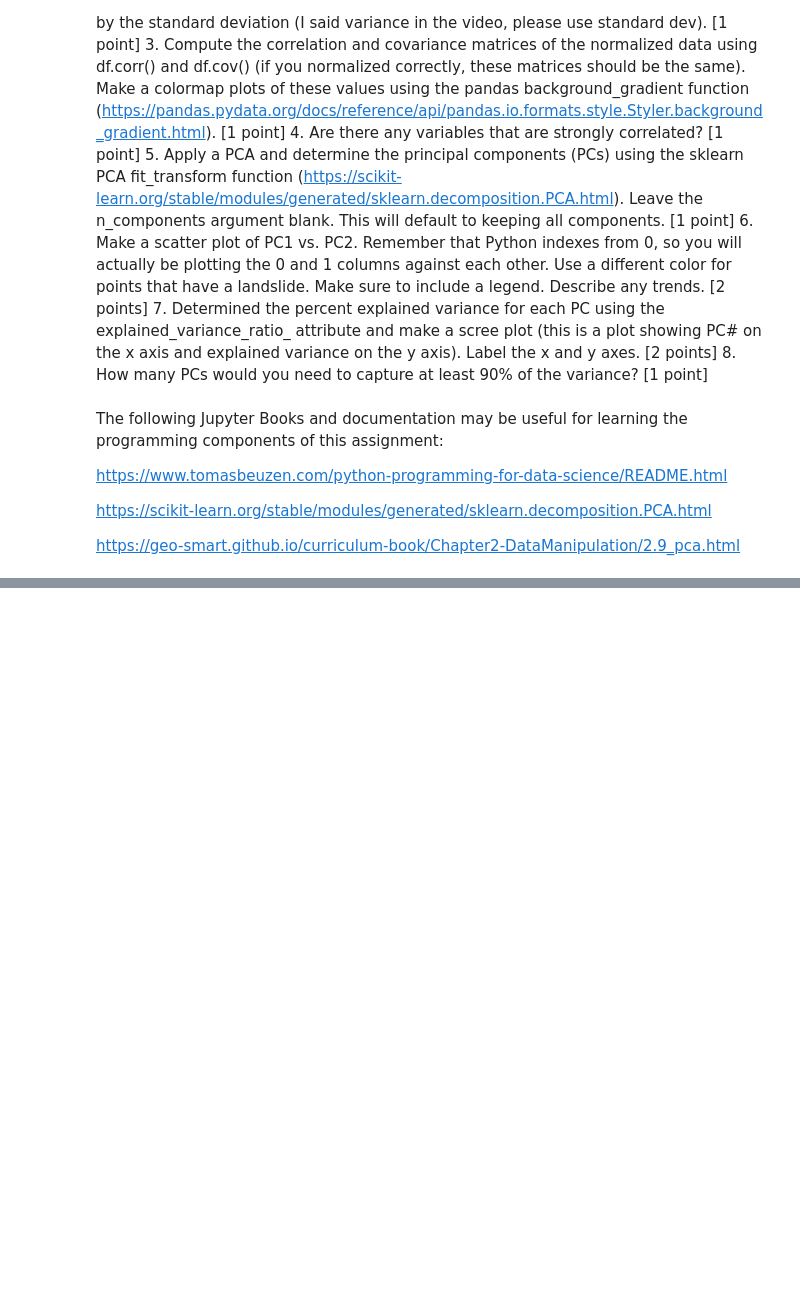
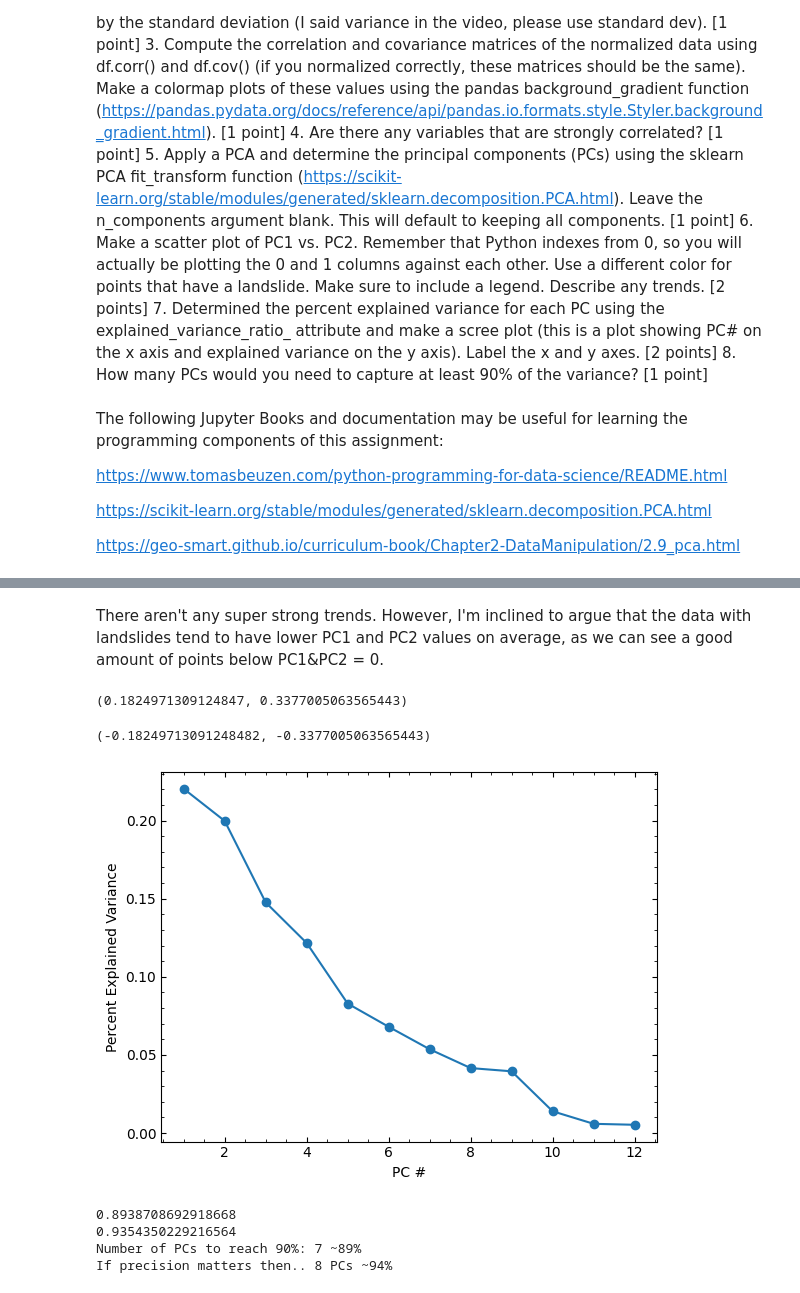
Before and after one commit to lmariemorales/GLY6932, a Jupyter notebook: LM_HW2_Landslide_PCA.ipynb, the cells around one changed output, grey strips where cells are left out. Cells and saved outputs as stored; diff of their text form; code cells hidden in the pictures; blank space fills up the shorter version.

```diff
--- a/LM_HW2_Landslide_PCA.ipynb
+++ b/LM_HW2_Landslide_PCA.ipynb
@@ -38,0 +47,3 @@ from sklearn.decomposition import PCA
+# %%
+url = 'https://raw.githubusercontent.com/GatorGlaciology/Intro-to-ML-course/main/Complete-data.csv'
+df = pd.read_csv(url)
@@ -38,0 +158,30 @@ from sklearn.decomposition import PCA
+# %% [markdown]
+There aren't any super strong trends. However, I'm inclined to argue that the data with landslides tend to have lower PC1 and PC2 values on average, as we can see a good amount of points below PC1&PC2 = 0.
+# %%
+#curiosity check
+PCs[:,0][w].mean(),PCs[:,1][w].mean()
+# %% [output]
+(0.1824971309124847, 0.3377005063565443)
+# %%
+PCs[:,0][u].mean(),PCs[:,1][u].mean() #This is interesting. Suggests symmetry in the data distribution?
+# %% [output]
+(-0.18249713091248482, -0.3377005063565443)
+# %%
+var_ratio = pca.explained_variance_ratio_
+x = np.arange(0,12,1) + 1
+plt.scatter(x,var_ratio)
+plt.plot(x,var_ratio)
+plt.xlabel('PC #')
+plt.ylabel('Percent Explained Variance');
+# %% [output]
+[figure, added]
+# %%
+print(np.sum(var_ratio[0:7]))
+print(np.sum(var_ratio[0:8]))
+print(f'Number of PCs to reach 90%: {len(var_ratio[0:7])} ~89%')
+print(f'If precision matters then.. {len(var_ratio[0:8])} PCs ~94%')
+# %% [output]
+0.8938708692918668
+0.9354350229216564
+Number of PCs to reach 90%: 7 ~89%
+If precision matters then.. 8 PCs ~94%
```
Also changed, not shown: parts of 15 cells of this notebook.
